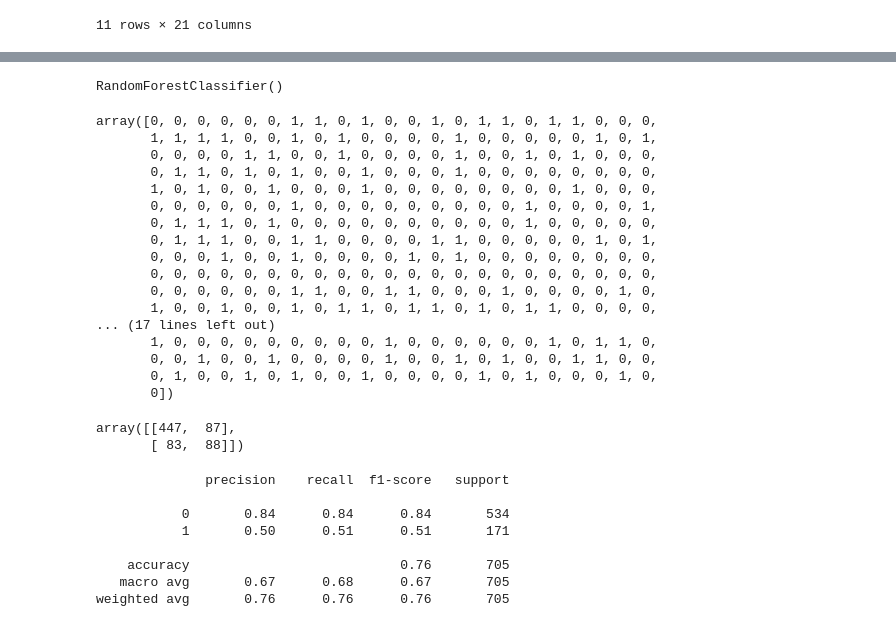
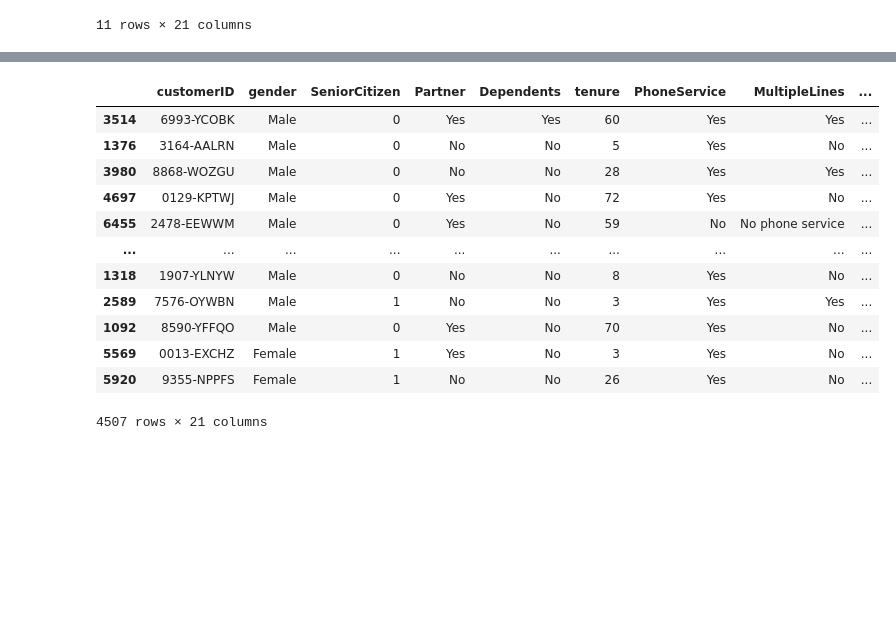
Before and after one commit to Hyndavi334/Telecom-Churn-Logistic-Regression, a Jupyter notebook: Notebooks/modeling.ipynb, the cells around one changed output, grey strips where cells are left out. Drawn from its saved outputs; the diff is of its cells as text; code cells hidden in the pictures; blank space fills up the shorter version.

Commit message:
Modeling has been done

```diff
--- a/Notebooks/modeling.ipynb
+++ b/Notebooks/modeling.ipynb
@@ -58,9 +58 @@ Churn               0
 dtype: int64
-# %%
-gender = {'Female':1,'Male':0}
-df['gender_encoded'] = df['gender'].map(gender)
-
-churn_encoded = {'Yes':1,'No':0}
-df['Churn_encoded'] = df['Churn'].map(churn_encoded)
-
-df
@@ -104,6 +58,0 @@ array([[0., 0., 1., 0.],
-# %%
-
-df.loc[:,['Month-to-month', 'One year', 'Two year']] = one_hot
-df.loc[:,['Bank transfer (automatic)', 'Credit card (automatic)',
-        'Electronic check', 'Mailed check']]=one_hot2
-df
@@ -176,44 +59,20 @@ weighted avg       0.76      0.76      0.76       705
-# %%
-from sklearn.ensemble import RandomForestClassifier
-model2 = RandomForestClassifier()
-model2.fit(x_train,y_train)
-# %% [output]
-RandomForestClassifier()
-# %%
-y_pred2= model2.predict(x_test)
-y_pred2
-# %% [output]
-array([0, 0, 0, 0, 0, 0, 1, 1, 0, 1, 0, 0, 1, 0, 1, 1, 0, 1, 1, 0, 0, 0,
-       1, 1, 1, 1, 0, 0, 1, 0, 1, 0, 0, 0, 0, 1, 0, 0, 0, 0, 0, 1, 0, 1,
-       0, 0, 0, 0, 1, 1, 0, 0, 1, 0, 0, 0, 0, 1, 0, 0, 1, 0, 1, 0, 0, 0,
-       0, 1, 1, 0, 1, 0, 1, 0, 0, 1, 0, 0, 0, 1, 0, 0, 0, 0, 0, 0, 0, 0,
-       1, 0, 1, 0, 0, 1, 0, 0, 0, 1, 0, 0, 0, 0, 0, 0, 0, 0, 1, 0, 0, 0,
-       0, 0, 0, 0, 0, 0, 1, 0, 0, 0, 0, 0, 0, 0, 0, 0, 1, 0, 0, 0, 0, 1,
-       0, 1, 1, 1, 0, 1, 0, 0, 0, 0, 0, 0, 0, 0, 0, 0, 1, 0, 0, 0, 0, 0,
-       0, 1, 1, 1, 0, 0, 1, 1, 0, 0, 0, 0, 1, 1, 0, 0, 0, 0, 0, 1, 0, 1,
-       0, 0, 0, 1, 0, 0, 1, 0, 0, 0, 0, 1, 0, 1, 0, 0, 0, 0, 0, 0, 0, 0,
-       0, 0, 0, 0, 0, 0, 0, 0, 0, 0, 0, 0, 0, 0, 0, 0, 0, 0, 0, 0, 0, 0,
-       0, 0, 0, 0, 0, 0, 1, 1, 0, 0, 1, 1, 0, 0, 0, 1, 0, 0, 0, 0, 1, 0,
-       1, 0, 0, 1, 0, 0, 1, 0, 1, 1, 0, 1, 1, 0, 1, 0, 1, 1, 0, 0, 0, 0,
-... (17 lines left out)
-       1, 0, 0, 0, 0, 0, 0, 0, 0, 0, 1, 0, 0, 0, 0, 0, 0, 1, 0, 1, 1, 0,
-       0, 0, 1, 0, 0, 1, 0, 0, 0, 0, 1, 0, 0, 1, 0, 1, 0, 0, 1, 1, 0, 0,
-       0, 1, 0, 0, 1, 0, 1, 0, 0, 1, 0, 0, 0, 0, 1, 0, 1, 0, 0, 0, 1, 0,
-       0])
-# %%
-cm = confusion_matrix(y_test,y_pred2)
-cm
-# %% [output]
-array([[447,  87],
-       [ 83,  88]])
-# %%
-print(classification_report(y_test,y_pred2))
-# %% [output]
-              precision    recall  f1-score   support
-
-           0       0.84      0.84      0.84       534
-           1       0.50      0.51      0.51       171
-
-    accuracy                           0.76       705
-   macro avg       0.67      0.68      0.67       705
-weighted avg       0.76      0.76      0.76       705
+# %%
+from sklearn.model_selection import train_test_split
+train_vl_df,test_df = train_test_split(df,test_size= 0.2,random_state= 42)
+train_df,val_df = train_test_split(train_vl_df,test_size = 0.2,random_state = 45)
+# %%
+train_df
+# %% [output]
+|  | customerID | gender | SeniorCitizen | Partner | Dependents | tenure | PhoneService | MultipleLines | ... |
+| 3514 | 6993-YCOBK | Male | 0 | Yes | Yes | 60 | Yes | Yes | ... |
+| 1376 | 3164-AALRN | Male | 0 | No | No | 5 | Yes | No | ... |
+| 3980 | 8868-WOZGU | Male | 0 | No | No | 28 | Yes | Yes | ... |
+| 4697 | 0129-KPTWJ | Male | 0 | Yes | No | 72 | Yes | No | ... |
+| 6455 | 2478-EEWWM | Male | 0 | Yes | No | 59 | No | No phone service | ... |
+| ... | ... | ... | ... | ... | ... | ... | ... | ... | ... |
+| 1318 | 1907-YLNYW | Male | 0 | No | No | 8 | Yes | No | ... |
+| 2589 | 7576-OYWBN | Male | 1 | No | No | 3 | Yes | Yes | ... |
+| 1092 | 8590-YFFQO | Male | 0 | Yes | No | 70 | Yes | No | ... |
+| 5569 | 0013-EXCHZ | Female | 1 | Yes | No | 3 | Yes | No | ... |
+| 5920 | 9355-NPPFS | Female | 1 | No | No | 26 | Yes | No | ... |
+4507 rows × 21 columns
```
Also changed, not shown: parts of 67 cells of this notebook, 1 other file.
